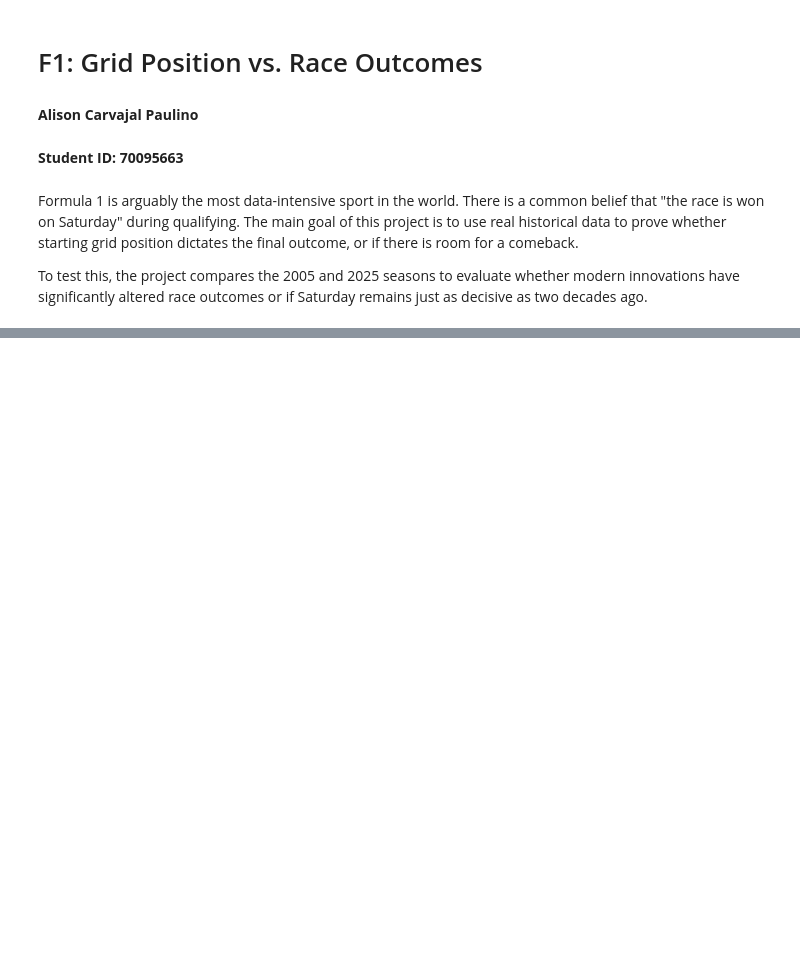
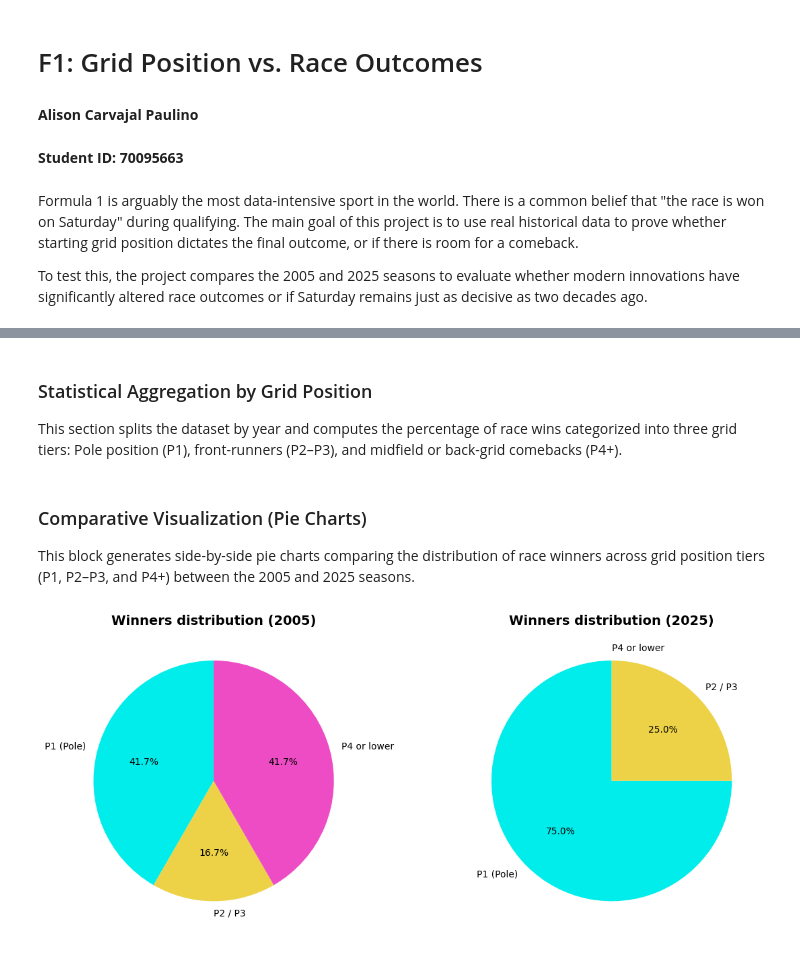
Before and after one commit to aalicarvajal/F1-data-analysis, a Jupyter notebook: F1_Grid_Analysis.ipynb, the cells around one changed output, grey strips where cells are left out. Saved outputs shown, nothing was run; the diff lists cells and outputs as text; code cells hidden in the pictures; blank space fills up the shorter version.

Commit message:
Data analysis and comments

```diff
--- a/F1_Grid_Analysis.ipynb
+++ b/F1_Grid_Analysis.ipynb
@@ -122,0 +133,55 @@ Name: proportion, dtype: float64
+# %% [markdown]
+### Statistical Aggregation by Grid Position
+
+This section splits the dataset by year and computes the percentage of race wins categorized into three grid tiers:
+ Pole position (P1), front-runners (P2–P3), and midfield or back-grid comebacks (P4+).
+# %%
+# Separate the data by year
+mean_2005 = df[df.year == 2005]
+mean_2025 = df[df.year == 2025]
+
+
+# Win percentage from Pole Position (P1)
+mean_pole_2005 = (mean_2005['start_position_of_winner'] == 1).mean() * 100
+mean_pole_2025 = (mean_2025['start_position_of_winner'] == 1).mean() * 100
+
+
+# Win percentage from 2nd or 3rd place (P2–P3)
+mean_no_pole_2005 = (mean_2005['start_position_of_winner'].isin([2, 3])).mean() * 100
+mean_no_pole_2025 =  (mean_2025['start_position_of_winner'].isin([2, 3])).mean() * 100
+
+
+# Win percentage from 4th place or lower (P4+)
+p4_2005 = (mean_2005['start_position_of_winner'] >= 4).mean() * 100
+p4_2025 = (mean_2025['start_position_of_winner'] >= 4).mean() * 100
+# %% [markdown]
+### Comparative Visualization (Pie Charts)
+
+This block generates side-by-side pie charts comparing the distribution of race winners across grid position tiers (P1, P2–P3, and P4+) between the 2005 and 2025 seasons.
+# %%
+# Set up categories and color palette
+labels = ['P1 (Pole)', 'P2 / P3', 'P4 or lower']
+sizes_2005 = [mean_pole_2005, mean_no_pole_2005, p4_2005]
+sizes_2025 = [mean_pole_2025, mean_no_pole_2025, p4_2025]
+colors_graph = ['#00EDEB', '#EDD247', '#ED4CC4']
+
+# Customization
+fig, axes = plt.subplots(1, 2, figsize=(12, 5))
+
+# Filtramos las etiquetas según el valor de cada año
+labels_2005 = [label if size > 0 else '' for label, size in zip(labels, sizes_2005)]
+labels_2025 = [label if size > 0 else '' for label, size in zip(labels, sizes_2025)]
+formato_pct = lambda pct: f'{pct:.1f}%' if pct > 0 else ''
+
+# Pie Chart 2005
+axes[0].pie(sizes_2005, labels=labels_2005, autopct=formato_pct, startangle=90, colors=colors_graph)
+axes[0].set_title('Winners distribution (2005)', fontsize=14, fontweight='bold')
+
+# Pie Chart 2025
+axes[1].pie(sizes_2025, labels=labels_2025, autopct=formato_pct, startangle=90, colors=colors_graph)
+axes[1].set_title('Winners distribution (2025)', fontsize=14, fontweight='bold')
+
+plt.tight_layout()
+plt.show()
+# %% [output]
+[figure, added]
```
Also changed, not shown: parts of 9 cells of this notebook, 1 other file.
